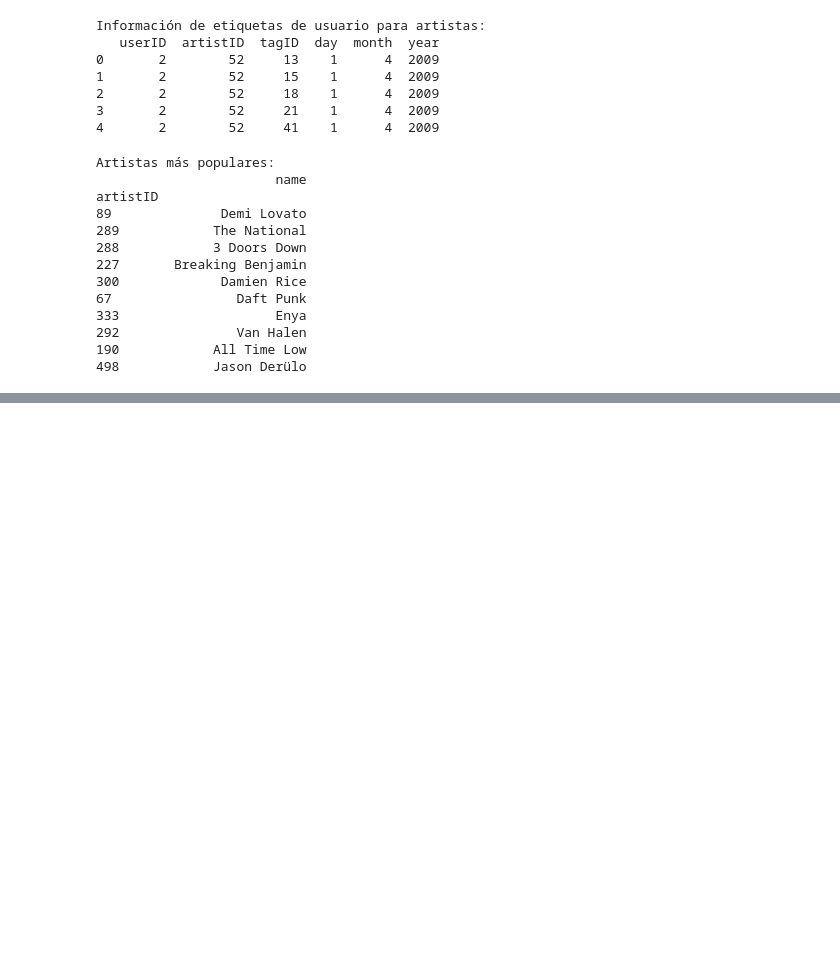
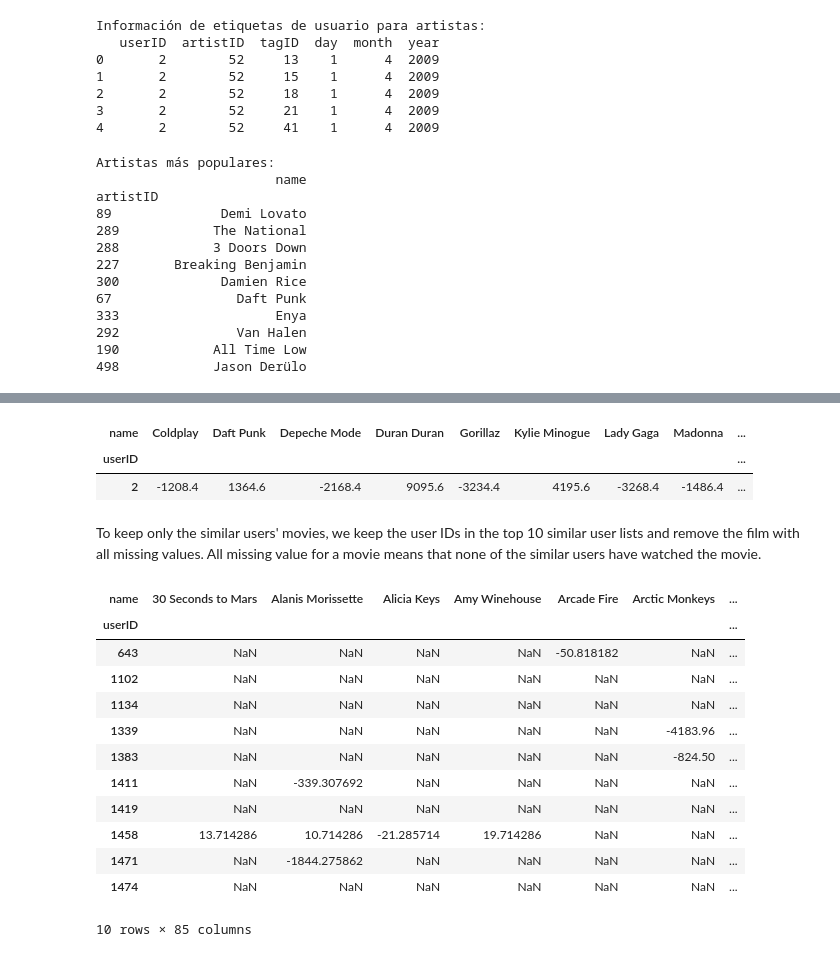
Before and after one commit to beasicilia14/ML3_Project2, a Jupyter notebook: ml3_project2.ipynb, the cells around one changed output, grey strips where cells are left out. Drawn from its saved outputs; the diff is of its cells as text; code cells hidden in the pictures; blank space fills up the shorter version.

```diff
--- a/ml3_project2.ipynb
+++ b/ml3_project2.ipynb
@@ -96,0 +219,4 @@ plt.show()
+# %%
+# Normalize user-item matrix
+matrix_norm = matrix.subtract(matrix.mean(axis=1), axis = 'rows')
+matrix_norm.head()
@@ -96,0 +232,4 @@ plt.show()
+# %%
+# User similarity matrix using Pearson correlation
+user_similarity = matrix_norm.T.corr()
+user_similarity.head()
@@ -96,0 +263,9 @@ plt.show()
+# %%
+# Pick a user ID
+picked_userid = 2
+
+# Remove picked user ID from the candidate list
+user_similarity.drop(index=picked_userid, inplace=True)
+
+# Take a look at the data
+user_similarity.head()
@@ -96,0 +281,13 @@ plt.show()
+# %%
+# most similar users
+# Number of similar users
+n = 10
+
+# User similarity threashold
+user_similarity_threshold = 0.3
+
+# Get top n similar users
+similar_users = user_similarity[user_similarity[picked_userid]>user_similarity_threshold][picked_userid].sort_values(ascending=False)[:n]
+
+# Print out top n similar users
+print(f'The similar users for user {picked_userid} are', similar_users)
@@ -96,0 +313,28 @@ plt.show()
+# %%
+# artists that the target user has listened to
+picked_userid_watched = matrix_norm[matrix_norm.index == picked_userid].dropna(axis=1, how='all')
+picked_userid_watched
+# %% [output]
+| name | Coldplay | Daft Punk | Depeche Mode | Duran Duran | Gorillaz | Kylie Minogue | Lady Gaga | Madonna | ... |
+| userID |  |  |  |  |  |  |  |  | ... |
+| 2 | -1208.4 | 1364.6 | -2168.4 | 9095.6 | -3234.4 | 4195.6 | -3268.4 | -1486.4 | ... |
+# %% [markdown]
+To keep only the similar users' movies, we keep the user IDs in the top 10 similar user lists and remove the film with all missing values. All missing value for a movie means that none of the similar users have watched the movie.
+# %%
+# Movies that similar users watched. Remove movies that none of the similar users have watched
+similar_user_movies = matrix_norm[matrix_norm.index.isin(similar_users.index)].dropna(axis=1, how='all')
+similar_user_movies
+# %% [output]
+| name | 30 Seconds to Mars | Alanis Morissette | Alicia Keys | Amy Winehouse | Arcade Fire | Arctic Monkeys | ... |
+| userID |  |  |  |  |  |  | ... |
+| 643 | NaN | NaN | NaN | NaN | -50.818182 | NaN | ... |
+| 1102 | NaN | NaN | NaN | NaN | NaN | NaN | ... |
+| 1134 | NaN | NaN | NaN | NaN | NaN | NaN | ... |
+| 1339 | NaN | NaN | NaN | NaN | NaN | -4183.96 | ... |
+| 1383 | NaN | NaN | NaN | NaN | NaN | -824.50 | ... |
+| 1411 | NaN | -339.307692 | NaN | NaN | NaN | NaN | ... |
+| 1419 | NaN | NaN | NaN | NaN | NaN | NaN | ... |
+| 1458 | 13.714286 | 10.714286 | -21.285714 | 19.714286 | NaN | NaN | ... |
+| 1471 | NaN | -1844.275862 | NaN | NaN | NaN | NaN | ... |
+| 1474 | NaN | NaN | NaN | NaN | NaN | NaN | ... |
+10 rows × 85 columns
```
Also changed, not shown: parts of 23 cells of this notebook.
